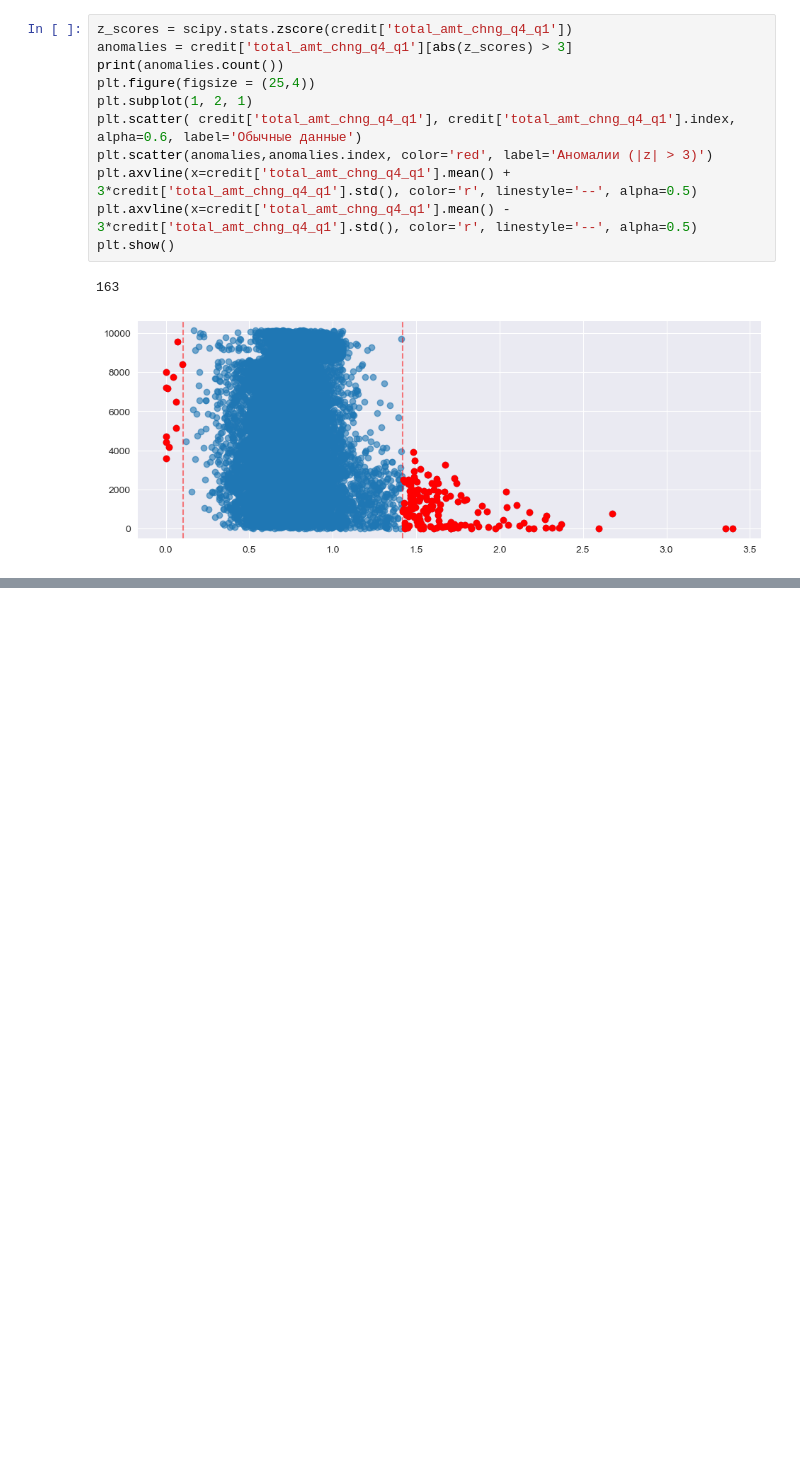
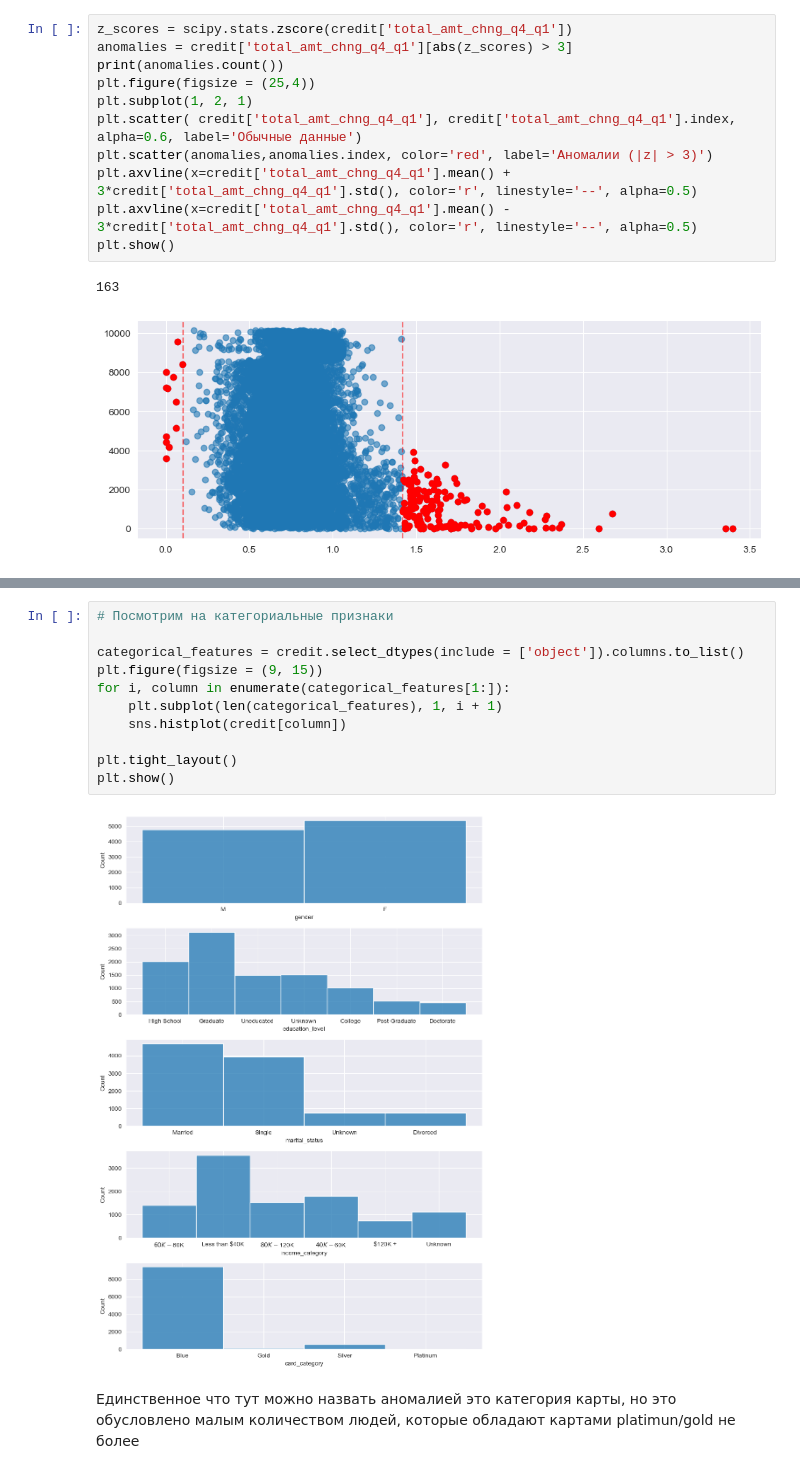
Before and after one commit to DanSikQ/Data_Analyst_Portfolio, a Jupyter notebook: projects/Bank_customers_analysis/new_test.ipynb, the cells around one changed output, grey strips where cells are left out. Saved outputs shown, nothing was run; the diff lists cells and outputs as text; blank space fills up the shorter version.

```diff
--- a/projects/Bank_customers_analysis/new_test.ipynb
+++ b/projects/Bank_customers_analysis/new_test.ipynb
@@ -368,0 +373,15 @@ plt.show()
+# %%
+# Посмотрим на категориальные признаки
+
+categorical_features = credit.select_dtypes(include = ['object']).columns.to_list()
+plt.figure(figsize = (9, 15))
+for i, column in enumerate(categorical_features[1:]):
+    plt.subplot(len(categorical_features), 1, i + 1)
+    sns.histplot(credit[column])
+
+plt.tight_layout()
+plt.show()
+# %% [output]
+[figure, added]
+# %% [markdown]
+Единственное что тут можно назвать аномалией это категория карты, но это обусловлено малым количеством людей, которые обладают картами platimun/gold не более
```
Also changed, not shown: parts of 9 cells of this notebook.
